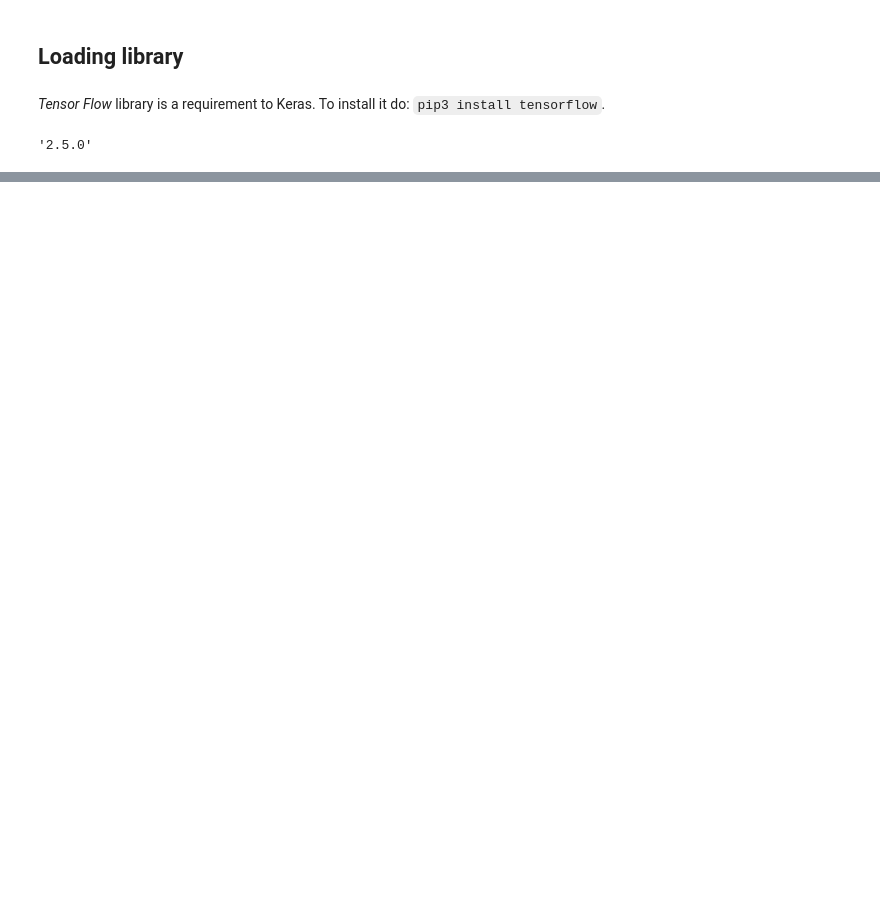
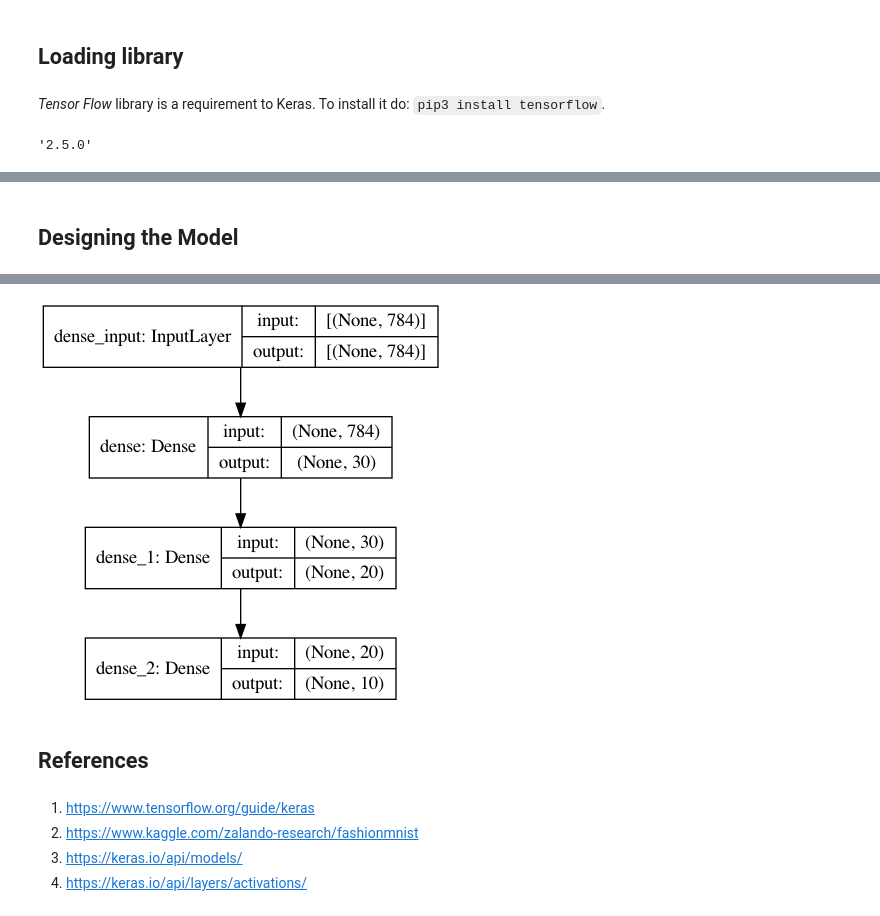
Before and after one commit to mabj/spikes, a Jupyter notebook: keras/keras_notes.ipynb, the cells around one changed output, grey strips where cells are left out. Cells and saved outputs as stored; diff of their text form; code cells hidden in the pictures; blank space fills up the shorter version.

```diff
--- a/keras/keras_notes.ipynb
+++ b/keras/keras_notes.ipynb
@@ -30,0 +81,18 @@ plt.show()
+# %% [markdown]
+## Designing the Model
+# %%
+# Define a sequential model. This defines the way Keras will generate a model. Keras has three different
+# type of models: sequential, functional and subclassing [3].
+model = tf.keras.Sequential()
+
+# Two hidden layers, activation function is rectified linear unit
+# all activation functions can be found at [4]
+model.add(tf.keras.layers.Dense(30, activation=tf.nn.relu, input_shape=(784,)))
+model.add(tf.keras.layers.Dense(20, activation=tf.nn.relu))
+
+# Output layer
+model.add(tf.keras.layers.Dense(10, activation=tf.nn.softmax))
+
+# Keras provides resource for plotting the Neural Network architecture and parameters.
+tf.keras.utils.plot_model(model, to_file="model.png", show_shapes=True)
+# %% [output]
@@ -30,0 +101,8 @@ plt.show()
+[figure, added]
+# %% [markdown]
+## References
+# %% [markdown]
+1. https://www.tensorflow.org/guide/keras
+1. https://www.kaggle.com/zalando-research/fashionmnist
+1. https://keras.io/api/models/
+1. https://keras.io/api/layers/activations/
```
Also changed, not shown: parts of 12 cells of this notebook, 12 other files.
